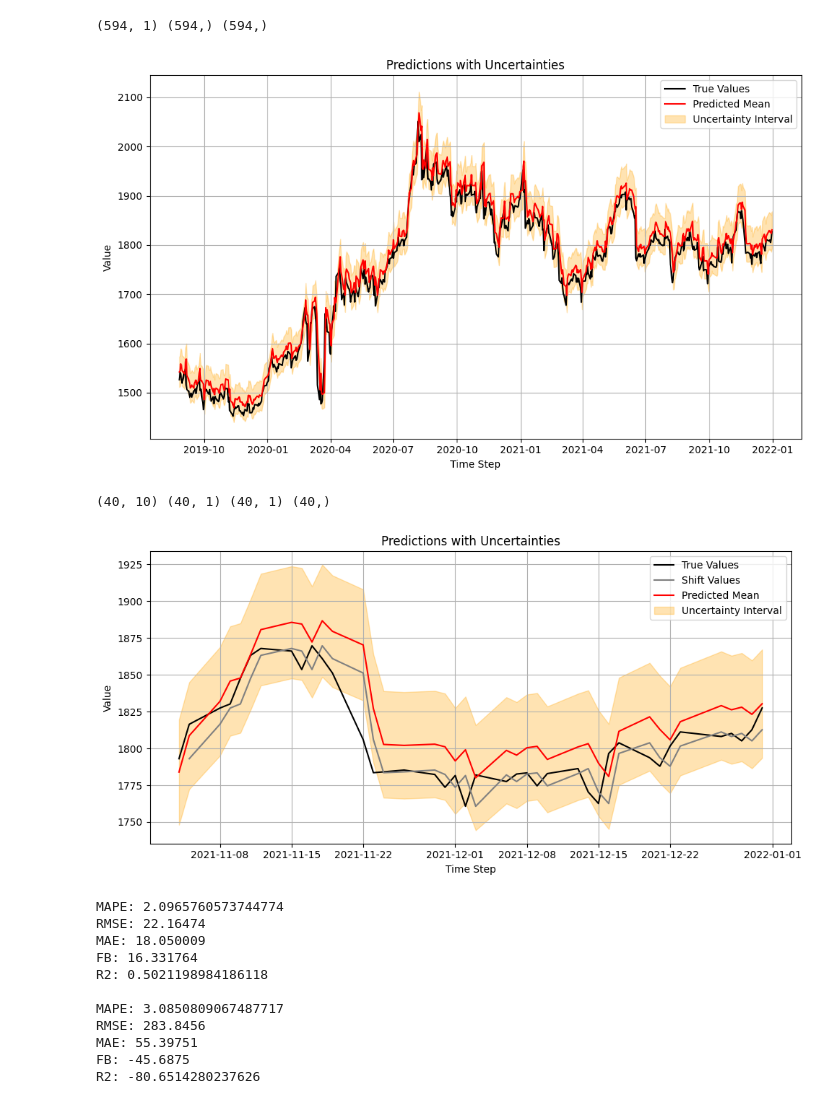
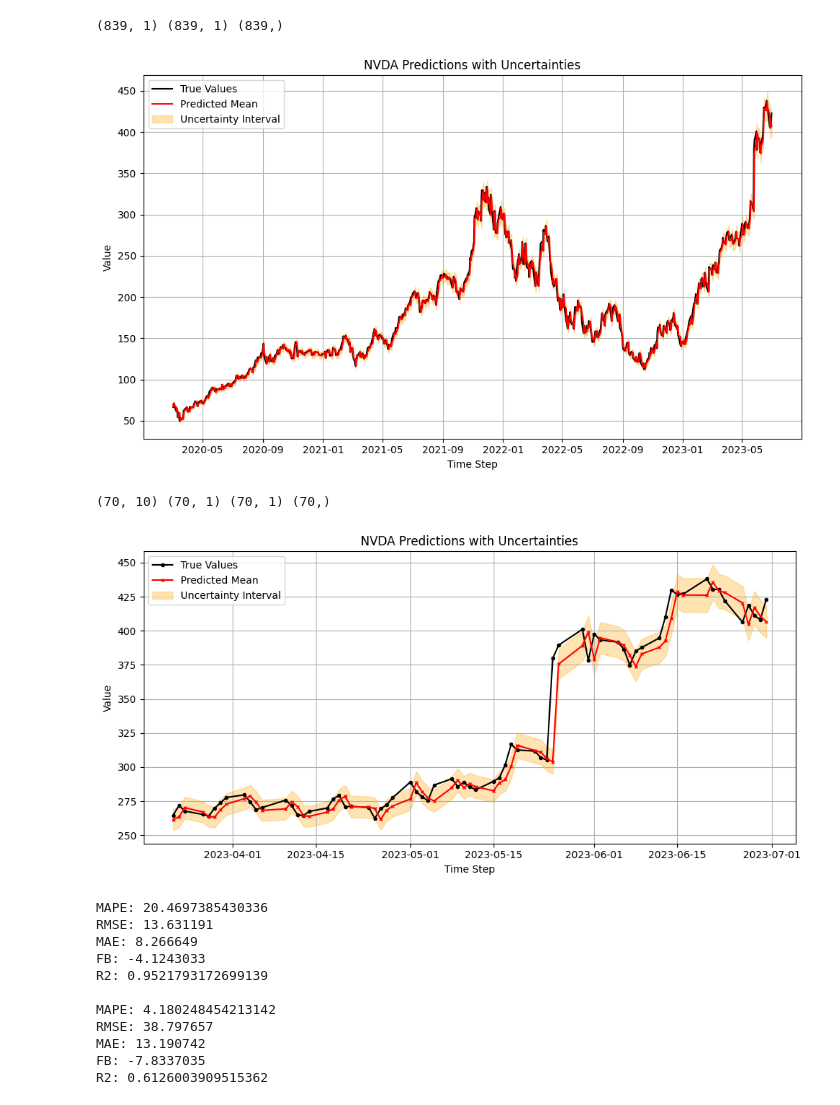
Before and after one commit to SMARTHEP/Secondment-Lightbox, a Jupyter notebook: notebooks/bayes-lstm2.ipynb, the cells around one changed output. Saved outputs shown, nothing was run; the diff lists cells and outputs as text; code cells hidden in the pictures.

```diff
--- a/notebooks/bayes-lstm2.ipynb
+++ b/notebooks/bayes-lstm2.ipynb
@@ -11,16 +11,16 @@ import tensorflow as tf
 import tensorflow_probability as tfp
 # %%
 # name = 'PL=F' #platinum
-name = 'GC=F' #gold
+# name = 'GC=F' #gold
 # name = 'SI=F' #silver
 # name = 'HG=F' #copper
 # name = 'PA=F' #paladium
 # name = 'CL=F' #crude oil
 # name = 'BZ=F' #brent crude oil
 # name = 'NG=F' #natural gas
+name = 'NVDA'
 
-
-train_end_date = '2022-01-01'
+train_end_date = '2023-07-01'
 
 name_ohlc_df = yf.download(name, start='2010-01-01', end=train_end_date)
 name_ohlc_df = name_ohlc_df.reset_index()
@@ -51,6 +51,6 @@ plt.show()
 # %%
 # x1 = np.array(df.iloc[:,1]+np.random.randn(df.shape[0])).astype(np.float32).reshape(-1,1)
-train_size = int(0.8 * len(df))
+train_size = int(0.75 * len(df))
 
 # x1 = np.array(df.iloc[:train_size,1]).astype(np.float32).reshape(-1,1)
 sequence_length = 10
@@ -105,10 +105,10 @@ def prior_trainable(kernel_size, bias_size=0, dtype=None):
 # %%
 model = tf.keras.Sequential([
   tf.keras.layers.Dense(32,activation='relu'),
-  tfp.layers.DenseVariational(1 + 1 +1, posterior_mean_field, prior_trainable, kl_weight=1/train_input.shape[0]),
+  tfp.layers.DenseVariational(1 + 1, posterior_mean_field, prior_trainable, kl_weight=1/train_input.shape[0]),
   tfp.layers.DistributionLambda(
-      # lambda t: tfd.Normal(loc=t[..., :1],scale=1e-3 + tf.math.softplus(0.01 * t[...,1:]))),
-      lambda t: tfd.StudentT(df=10,loc=t[..., :1],scale=1e-3 + tf.math.softplus(t[...,1:2]))),
+      # lambda t: tfd.Normal(loc=t[..., :1],scale=1e-3 + tf.math.softplus(0.001 * t[...,1:]))),
+      lambda t: tfd.StudentT(df=4,loc=t[..., :1],scale=1e-3 + 0.001*tf.math.softplus(t[...,1:]))),
       # lambda t: tfd.TwoPieceStudentT(df=5,loc=t[..., :1],scale=1e-3 + 0.1*tf.math.softplus(t[...,1:2]),skewness=0.1 + 0.1*tf.math.softplus(t[...,2:]))),
 
 ])
@@ -158,48 +158,48 @@ plt.plot(val_dates,m, label='Predicted Mean', color='red')
 plt.fill_between(val_dates.reshape(-1), lower_bound, upper_bound, color='orange', alpha=0.3, label='Uncertainty Interval')
 plt.xlabel('Time Step')
 plt.ylabel('Value')
-plt.title('Predictions with Uncertainties')
+plt.title(f'{name} Predictions with Uncertainties')
 plt.legend()
 plt.grid(True)
 plt.tight_layout()
 # plt.xlim((val_dates[50][0],val_dates[350][0]))
 plt.show()
 # %% [output]
-(594, 1) (594,) (594,)
+(839, 1) (839, 1) (839,)
-[figure, old version]
+[figure, new version]
 # %%
-test_size = -50
+test_size = -80
 test_input = np.lib.stride_tricks.sliding_window_view(df.iloc[test_size:-1,1].values, sequence_length)
 y3 = np.array(df.iloc[sequence_length+test_size:,1]).T.astype(np.float32).reshape(-1,1)
 y3shift = np.roll(y3, shift=1)
 y3shift[0] = np.nan
 test_dates = np.array(df.iloc[sequence_length+test_size:,0]).T.reshape(-1,1)
 
 yhats_test = [model(test_input) for _ in range(100)]
 
 for i, yhat in enumerate(yhats_test):
   m_test = np.squeeze(yhat.mean())
   s_test = np.squeeze(yhat.stddev())
 
 print(test_input.shape,y3.shape,test_dates.shape,m_test.shape)
 upper_bound = m_test + s_test
 lower_bound = m_test - s_test
 
 plt.figure(figsize=(10,5))
-plt.plot(test_dates, y3, label='True Values', color='black')
+plt.plot(test_dates, y3, label='True Values', color='black',marker='o',markersize=3)
 plt.plot(test_dates, y3shift, label='Shift Values', color='grey')
-plt.plot(test_dates, m_test, label='Predicted Mean', color='red')
+plt.plot(test_dates, m_test, label='Predicted Mean', color='red',marker='x',markersize=3)
 plt.fill_between(test_dates.reshape(-1), lower_bound, upper_bound, color='orange', alpha=0.3, label='Uncertainty Interval')
 plt.xlabel('Time Step')
 plt.ylabel('Value')
-plt.title('Predictions with Uncertainties')
-plt.legend()
+plt.title(f'{name} Predictions with Uncertainties')
+plt.legend(loc='best')
 plt.grid(True)
 plt.tight_layout()
 plt.show()
 # %% [output]
-(40, 10) (40, 1) (40, 1) (40,)
+(70, 10) (70, 1) (70, 1) (70,)
-[figure, old version]
+[figure, new version]
 # %%
 from sklearn.metrics import mean_squared_error, mean_absolute_error, r2_score
 
@@ -239,14 +239,14 @@ fb = calculate_forecast_bias(y3, np.nan_to_num(y3shift,nan=0.0))
 r2 = calculate_r2(y3, np.nan_to_num(y3shift,nan=0.0))
 print("MAPE:", mape,'\nRMSE:',rmse,'\nMAE:',mae,'\nFB:',fb,'\nR2:',r2)
 # %% [output]
-MAPE: 2.0965760573744774
-RMSE: 22.16474
-MAE: 18.050009
-FB: 16.331764
-R2: 0.5021198984186118
+MAPE: 20.4697385430336
+RMSE: 13.631191
+MAE: 8.266649
+FB: -4.1243033
+R2: 0.9521793172699139
 
-MAPE: 3.0850809067487717
-RMSE: 283.8456
-MAE: 55.39751
-FB: -45.6875
-R2: -80.6514280237626
+MAPE: 4.180248454213142
+RMSE: 38.797657
+MAE: 13.190742
+FB: -7.8337035
+R2: 0.6126003909515362
```
Also changed, not shown: parts of 15 cells of this notebook, 24 other files.
